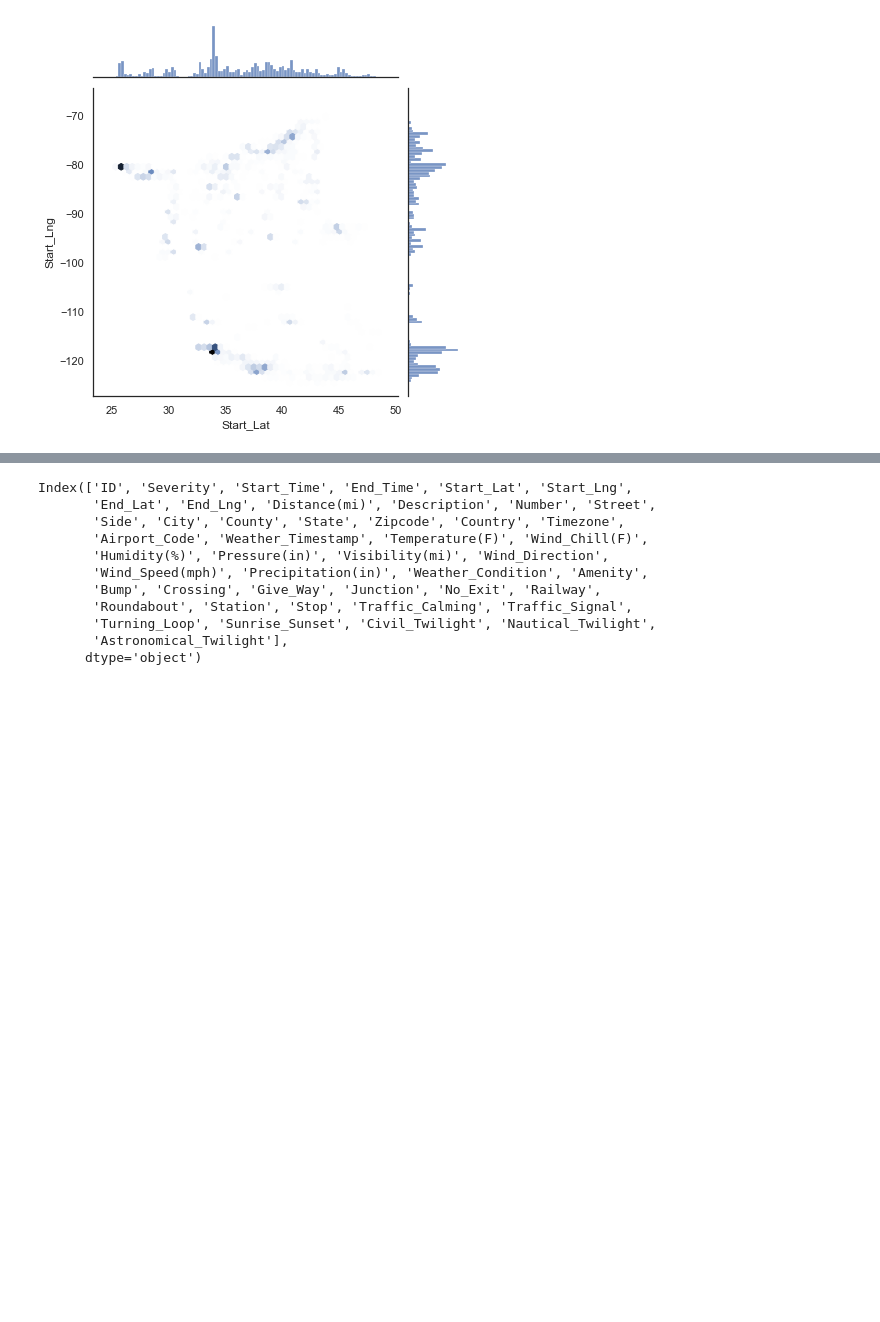
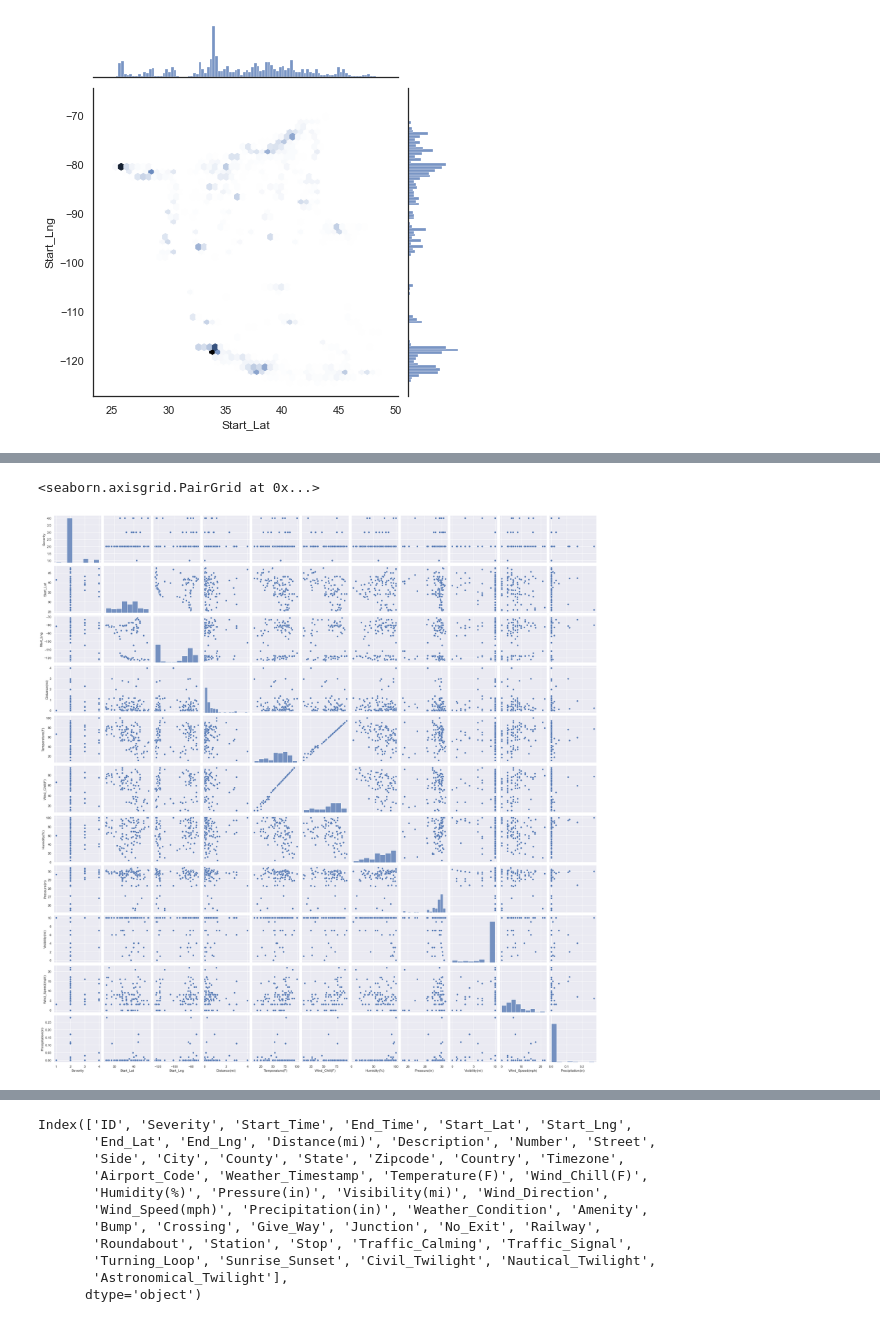
Before and after one commit to jackyhuynh/us_car_accident_analyst_using_python, a Jupyter notebook: src/script.ipynb, the cells around one changed output, grey strips where cells are left out. Drawn from its saved outputs; the diff is of its cells as text; code cells hidden in the pictures; blank space fills up the shorter version.

```diff
--- a/src/script.ipynb
+++ b/src/script.ipynb
@@ -130,0 +132,4 @@ sns.jointplot( x='Start_Lat', y='Start_Lng', data=df, kind='hex', marginal_kws=d
+# %%
+# Most accident start and stop at the same place so the  include of End_Lat and End_Lng is not important
+# Number is address, and show no indicates so, I will not includes Number
+numbers = df[["Severity","Start_Lat","Start_Lng","Distance(mi)","Temperature(F)","Wind_Chill(F)","Humidity(%)","Pressure(in)","Visibility(mi)","Wind_Speed(mph)","Precipitation(in)"]]
@@ -130,0 +152,7 @@ sns.jointplot( x='Start_Lat', y='Start_Lng', data=df, kind='hex', marginal_kws=d
+# %%
+# We sample a small amount because trying to plot all 2845342 rows is too much.
+small_sample = numbers.sample(n=100)
+sns.pairplot(small_sample)
+# %% [output]
+<seaborn.axisgrid.PairGrid at 0x...>
+[figure, added]
```
Also changed, not shown: parts of 32 cells of this notebook.
